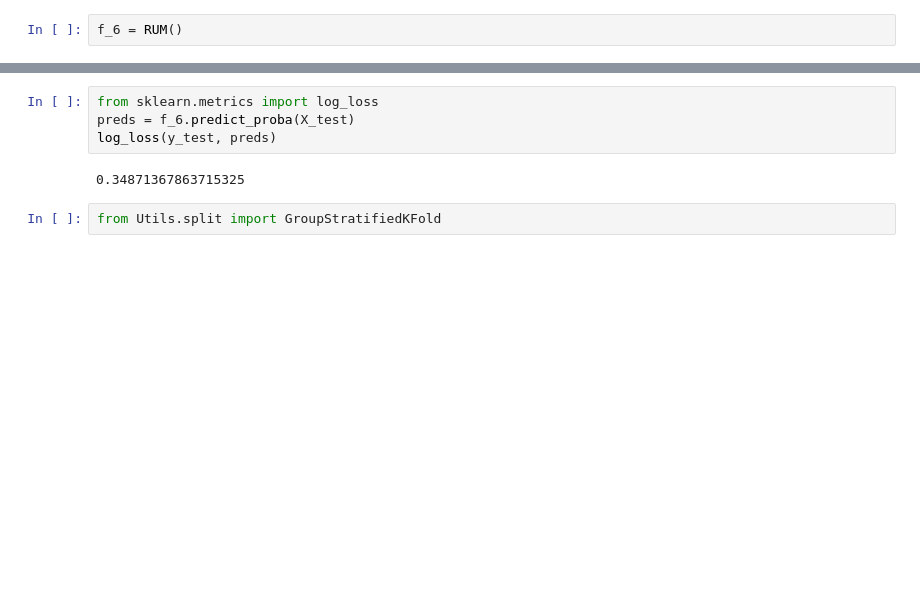
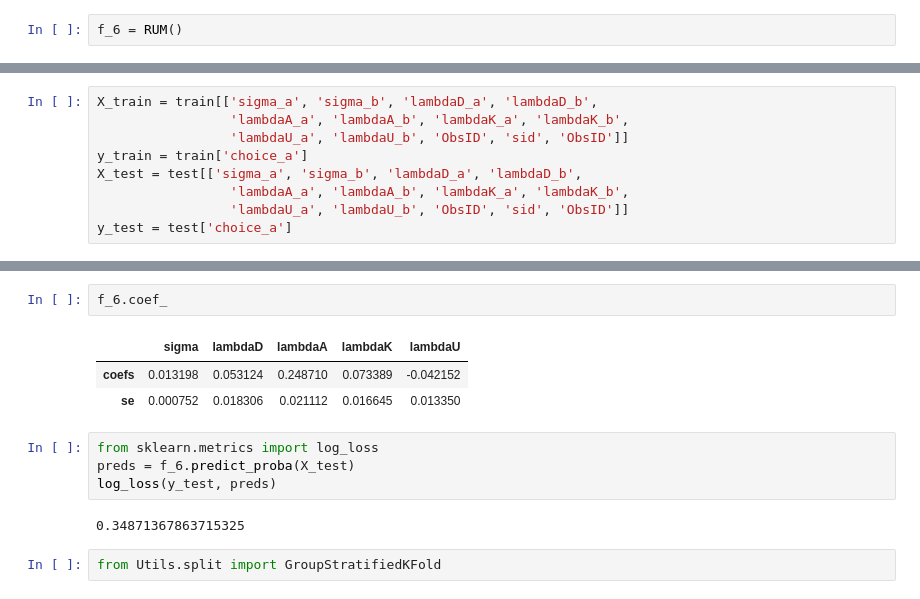
Before and after one commit to armoutihansen/EETML, a Jupyter notebook: Analysis/Python/test.ipynb, the cells around one changed output, grey strips where cells are left out. Cells and saved outputs as stored; diff of their text form; blank space fills up the shorter version.

```diff
--- a/Analysis/Python/test.ipynb
+++ b/Analysis/Python/test.ipynb
@@ -47,0 +34,9 @@ y_test = test['choice']
+# %%
+X_train = train[['sigma_a', 'sigma_b', 'lambdaD_a', 'lambdaD_b',
+                 'lambdaA_a', 'lambdaA_b', 'lambdaK_a', 'lambdaK_b',
+                 'lambdaU_a', 'lambdaU_b', 'ObsID', 'sid', 'ObsID']]
+y_train = train['choice_a']
+X_test = test[['sigma_a', 'sigma_b', 'lambdaD_a', 'lambdaD_b',
+                 'lambdaA_a', 'lambdaA_b', 'lambdaK_a', 'lambdaK_b',
+                 'lambdaU_a', 'lambdaU_b', 'ObsID', 'sid', 'ObsID']]
+y_test = test['choice_a']
@@ -69,3 +74,9 @@ RUM()
+# %%
+f_6.coef_
+# %% [output]
+|  | sigma | lambdaD | lambdaA | lambdaK | lambdaU |
+| coefs | 0.013198 | 0.053124 | 0.248710 | 0.073389 | -0.042152 |
+| se | 0.000752 | 0.018306 | 0.021112 | 0.016645 | 0.013350 |
 # %%
 from sklearn.metrics import log_loss
 preds = f_6.predict_proba(X_test)
```
Also changed, not shown: parts of 12 cells of this notebook, 1 other file.
